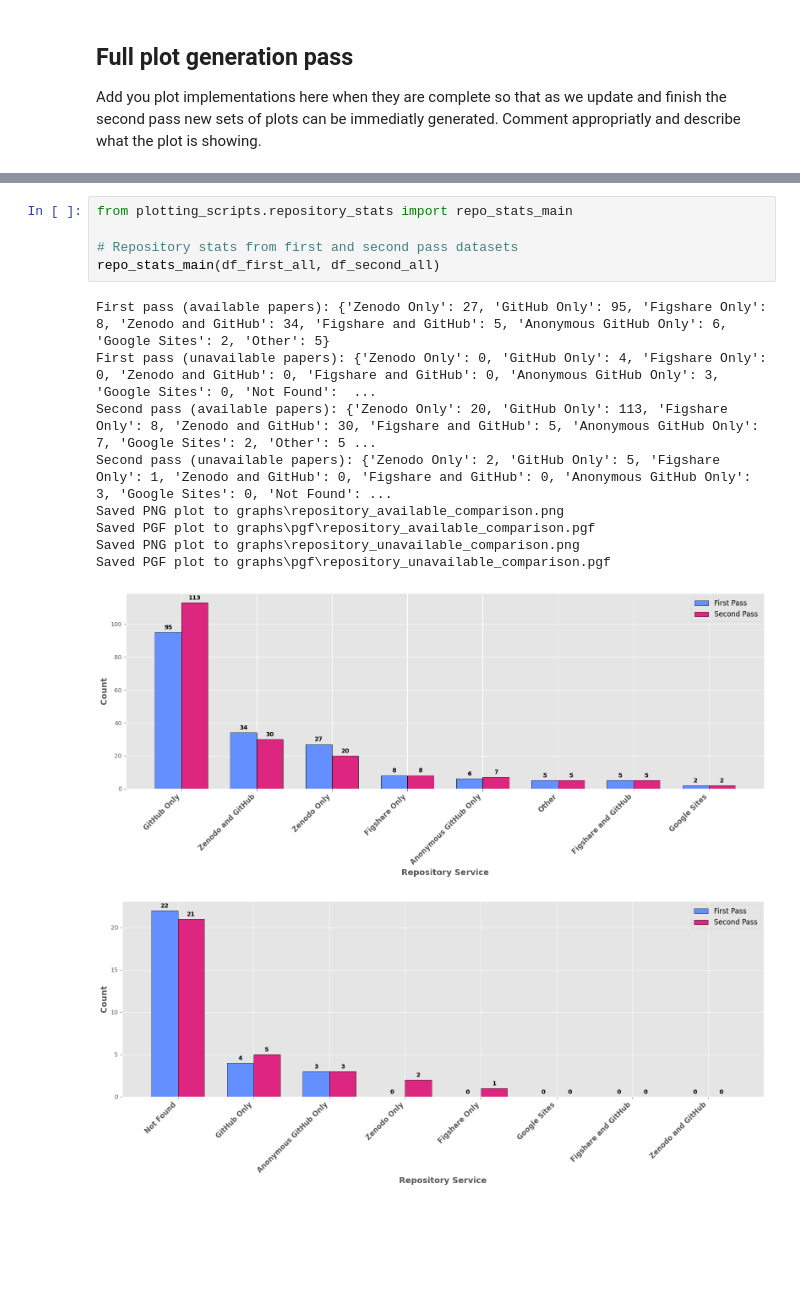
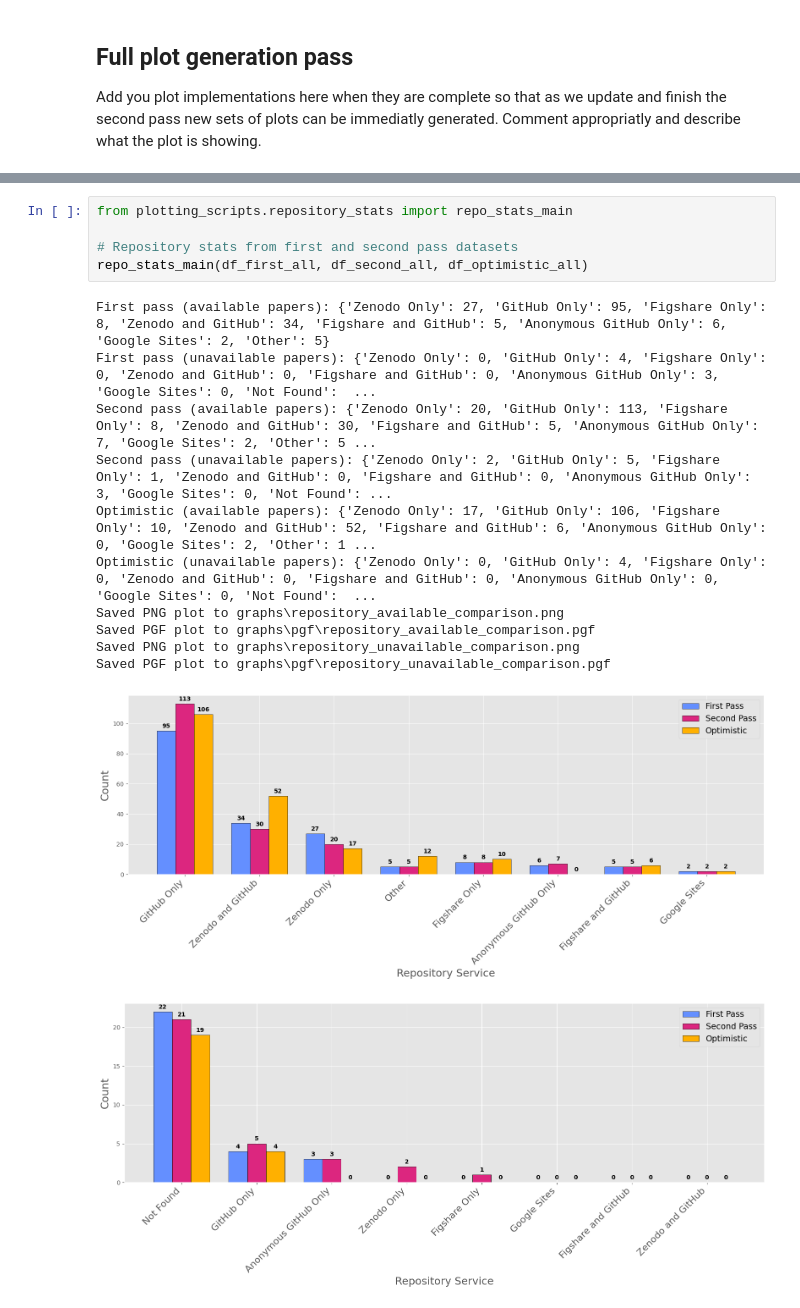
Before and after one commit to EEllwoo/how_fair_is_2026, a Jupyter notebook: plot_gen.ipynb, the cells around one changed output, grey strips where cells are left out. Cells and saved outputs as stored; diff of their text form; blank space fills up the shorter version.

```diff
--- a/plot_gen.ipynb
+++ b/plot_gen.ipynb
@@ -156,19 +151,21 @@ Saved PGF plot to graphs\pgf\fair_criteria_by_badge.pgf
 # %%
 from plotting_scripts.repository_stats import repo_stats_main
 
 # Repository stats from first and second pass datasets
-repo_stats_main(df_first_all, df_second_all)
+repo_stats_main(df_first_all, df_second_all, df_optimistic_all)
 # %% [output]
 First pass (available papers): {'Zenodo Only': 27, 'GitHub Only': 95, 'Figshare Only': 8, 'Zenodo and GitHub': 34, 'Figshare and GitHub': 5, 'Anonymous GitHub Only': 6, 'Google Sites': 2, 'Other': 5}
 First pass (unavailable papers): {'Zenodo Only': 0, 'GitHub Only': 4, 'Figshare Only': 0, 'Zenodo and GitHub': 0, 'Figshare and GitHub': 0, 'Anonymous GitHub Only': 3, 'Google Sites': 0, 'Not Found':  ...
 Second pass (available papers): {'Zenodo Only': 20, 'GitHub Only': 113, 'Figshare Only': 8, 'Zenodo and GitHub': 30, 'Figshare and GitHub': 5, 'Anonymous GitHub Only': 7, 'Google Sites': 2, 'Other': 5 ...
 Second pass (unavailable papers): {'Zenodo Only': 2, 'GitHub Only': 5, 'Figshare Only': 1, 'Zenodo and GitHub': 0, 'Figshare and GitHub': 0, 'Anonymous GitHub Only': 3, 'Google Sites': 0, 'Not Found': ...
+Optimistic (available papers): {'Zenodo Only': 17, 'GitHub Only': 106, 'Figshare Only': 10, 'Zenodo and GitHub': 52, 'Figshare and GitHub': 6, 'Anonymous GitHub Only': 0, 'Google Sites': 2, 'Other': 1 ...
+Optimistic (unavailable papers): {'Zenodo Only': 0, 'GitHub Only': 4, 'Figshare Only': 0, 'Zenodo and GitHub': 0, 'Figshare and GitHub': 0, 'Anonymous GitHub Only': 0, 'Google Sites': 0, 'Not Found':  ...
 Saved PNG plot to graphs\repository_available_comparison.png
 Saved PGF plot to graphs\pgf\repository_available_comparison.pgf
 Saved PNG plot to graphs\repository_unavailable_comparison.png
 Saved PGF plot to graphs\pgf\repository_unavailable_comparison.pgf
-[figure, old version]
+[figure, new version]
-[figure, old version]
+[figure, new version]
 # %%
 from plotting_scripts.artefact_availability import availability_main
 
```
Also changed, not shown: parts of 8 cells of this notebook, 32 other files.
